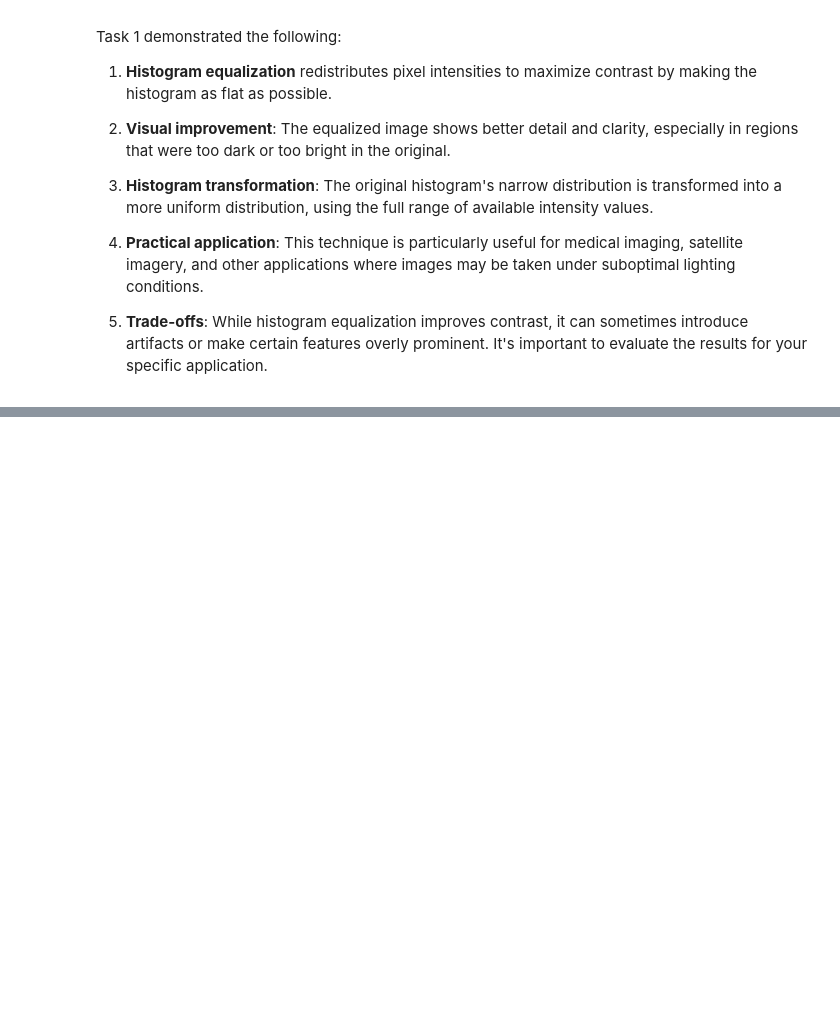
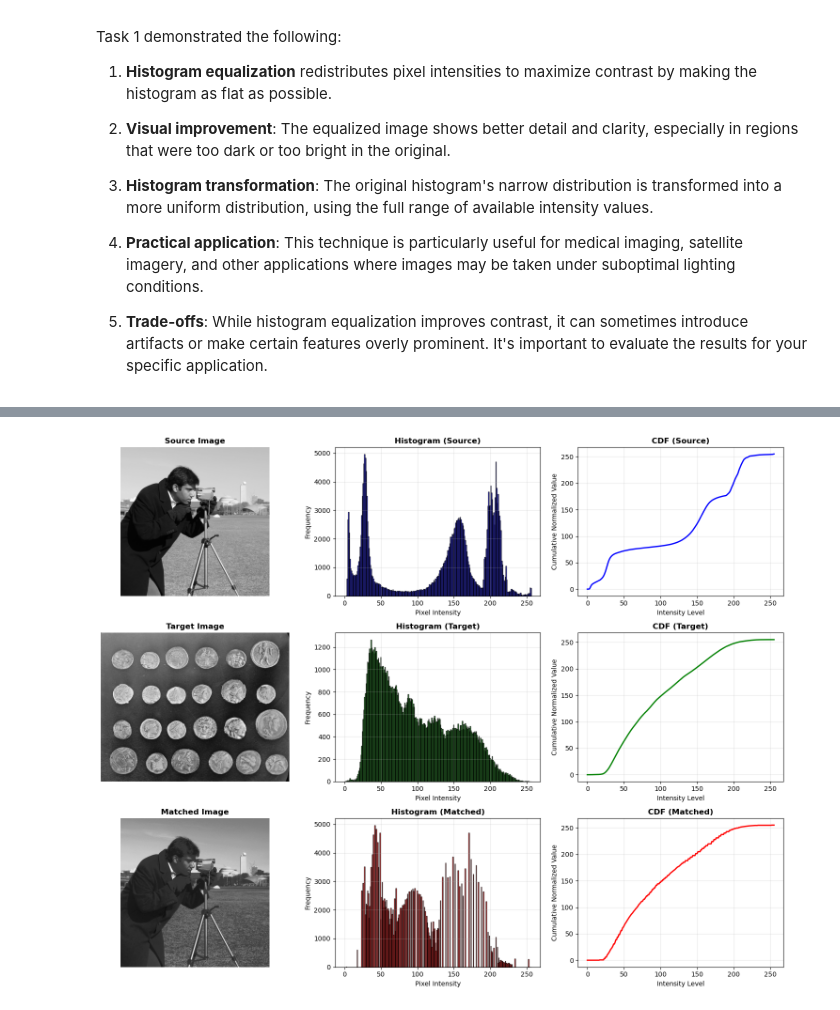
Before and after one commit to Muhammadjon1304/DIP, a Jupyter notebook: Week 5/Lab 1/histogram.ipynb, the cells around one changed output, grey strips where cells are left out. Drawn from its saved outputs; the diff is of its cells as text; code cells hidden in the pictures; blank space fills up the shorter version.

```diff
--- a/Week 5/Lab 1/histogram.ipynb
+++ b/Week 5/Lab 1/histogram.ipynb
@@ -178,0 +453,17 @@ Task 1 demonstrated the following:
+# %%
+# Function Explanation: exposure.match_histograms()
+# This function matches the histogram of the source image to that of the target image.
+# It adjusts pixel values to make the intensity distribution of the source image
+# resemble the target image's histogram.
+
+from skimage import exposure
+
+# Perform histogram matching
+# matched_image = exposure.match_histograms(source, reference, multichannel=False)
+matched_image = exposure.match_histograms(image_source, image_target, channel_axis=None)
+
+print(f"Matched image shape: {matched_image.shape}")
+print(f"Matched image range: [{matched_image.min():.2f}, {matched_image.max():.2f}]")
+print(f"Matched image mean: {matched_image.mean():.2f}")
+print(f"\nHistogram matching applied successfully!")
+print(f"Source histogram has been transformed to match the target histogram.")
@@ -178,0 +479,82 @@ Task 1 demonstrated the following:
+# %%
+# Create a figure with 3x3 subplots showing source, target, and matched images with their histograms
+plt.figure(figsize=(15, 12))
+
+# Source image and its histogram
+plt.subplot(3, 3, 1)
+plt.imshow(image_source, cmap='gray')
+plt.title('Source Image', fontsize=12, fontweight='bold')
+plt.axis('off')
+
+plt.subplot(3, 3, 2)
+plt.hist(image_source.ravel(), 256, [0, 256], color='blue', alpha=0.7, edgecolor='black')
+plt.title('Histogram (Source)', fontsize=12, fontweight='bold')
+plt.xlabel('Pixel Intensity')
+plt.ylabel('Frequency')
+plt.grid(True, alpha=0.3)
+
+plt.subplot(3, 3, 3)
+# Cumulative histogram for source
+hist_source = np.histogram(image_source.ravel(), 256, [0, 256])[0]
+cumsum_source = np.cumsum(hist_source)
+cumsum_source_norm = cumsum_source / cumsum_source[-1] * 255
+plt.plot(cumsum_source_norm, color='blue', linewidth=2)
+plt.title('CDF (Source)', fontsize=12, fontweight='bold')
+plt.xlabel('Intensity Level')
+plt.ylabel('Cumulative Normalized Value')
+plt.grid(True, alpha=0.3)
+
+# Target image and its histogram
+plt.subplot(3, 3, 4)
+plt.imshow(image_target, cmap='gray')
+plt.title('Target Image', fontsize=12, fontweight='bold')
+plt.axis('off')
+
+plt.subplot(3, 3, 5)
+plt.hist(image_target.ravel(), 256, [0, 256], color='green', alpha=0.7, edgecolor='black')
+plt.title('Histogram (Target)', fontsize=12, fontweight='bold')
+plt.xlabel('Pixel Intensity')
+plt.ylabel('Frequency')
+plt.grid(True, alpha=0.3)
+
+plt.subplot(3, 3, 6)
+# Cumulative histogram for target
+hist_target = np.histogram(image_target.ravel(), 256, [0, 256])[0]
+cumsum_target = np.cumsum(hist_target)
+cumsum_target_norm = cumsum_target / cumsum_target[-1] * 255
+plt.plot(cumsum_target_norm, color='green', linewidth=2)
+plt.title('CDF (Target)', fontsize=12, fontweight='bold')
+plt.xlabel('Intensity Level')
+plt.ylabel('Cumulative Normalized Value')
+plt.grid(True, alpha=0.3)
+
+# Matched image and its histogram
+plt.subplot(3, 3, 7)
+plt.imshow(matched_image, cmap='gray')
+plt.title('Matched Image', fontsize=12, fontweight='bold')
+plt.axis('off')
+
+plt.subplot(3, 3, 8)
+plt.hist(matched_image.ravel(), 256, [0, 256], color='red', alpha=0.7, edgecolor='black')
+plt.title('Histogram (Matched)', fontsize=12, fontweight='bold')
+plt.xlabel('Pixel Intensity')
+plt.ylabel('Frequency')
+plt.grid(True, alpha=0.3)
+
+plt.subplot(3, 3, 9)
+# Cumulative histogram for matched
+hist_matched = np.histogram(matched_image.ravel(), 256, [0, 256])[0]
+cumsum_matched = np.cumsum(hist_matched)
+cumsum_matched_norm = cumsum_matched / cumsum_matched[-1] * 255
+plt.plot(cumsum_matched_norm, color='red', linewidth=2)
+plt.title('CDF (Matched)', fontsize=12, fontweight='bold')
+plt.xlabel('Intensity Level')
+plt.ylabel('Cumulative Normalized Value')
+plt.grid(True, alpha=0.3)
+
+plt.tight_layout()
+plt.show()
+
+print("Histogram matching visualization complete!")
+# %% [output]
+[figure, added]
```
Also changed, not shown: parts of 33 cells of this notebook, 10 other files.
